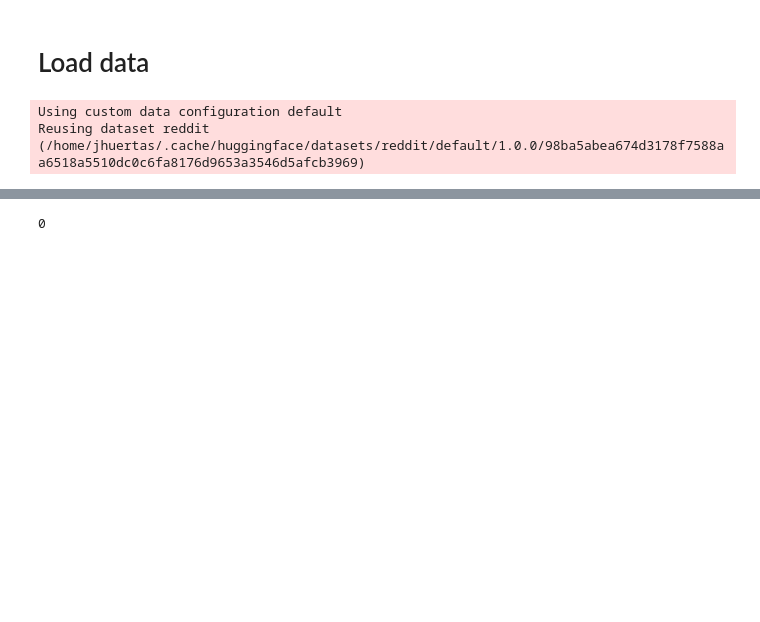
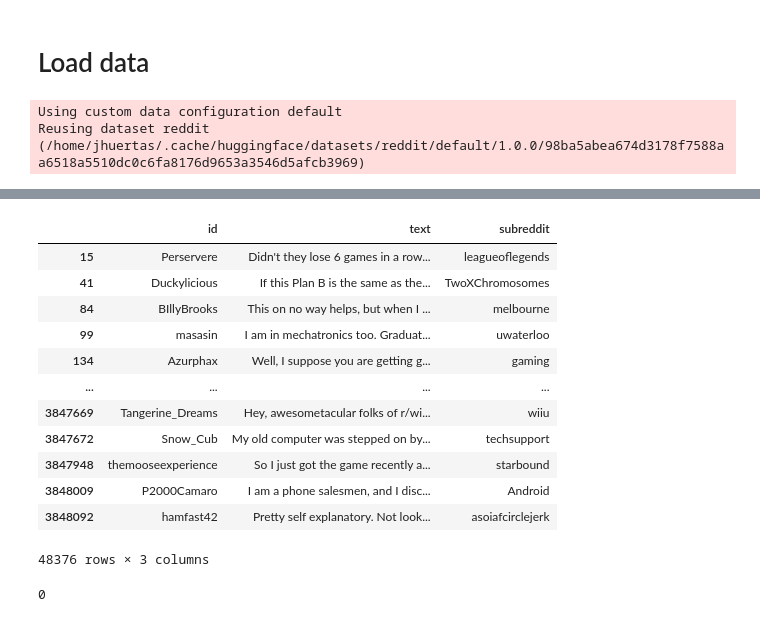
Before and after one commit to jahuerta92/authorship-embeddings, a Jupyter notebook: train_reddit.ipynb, the cells around one changed output, grey strips where cells are left out. Saved outputs shown, nothing was run; the diff lists cells and outputs as text; code cells hidden in the pictures; blank space fills up the shorter version.

```diff
--- a/train_reddit.ipynb
+++ b/train_reddit.ipynb
@@ -14,0 +53,22 @@ big_dataset = pd.DataFrame({'id': data['author'], 'text': data['body'], 'subredd
+# %%
+from multiprocessing import Pool
+from tqdm.notebook import tqdm
+from transformers import AutoTokenizer
+
+tokenizer = AutoTokenizer.from_pretrained('roberta-large')
+CHUNK_SIZE = 512
+
+def split_data(row):
+    eid, values = row
+    input_ids = tokenizer(values.text).input_ids
+    chunked = [input_ids[chunk: chunk + CHUNK_SIZE] for chunk in range(0, len(input_ids), CHUNK_SIZE)]
+    decoded_chunked = tokenizer.batch_decode(chunked)
+    return pd.DataFrame({'id': [values.id]*len(chunked),
+                         'decoded_text': decoded_chunked})
+
+with Pool(20) as p:
+    chunks = list(tqdm(p.imap_unordered(split_data, minimal_dataset.iterrows()),
+                       total=len(minimal_dataset)))
+
+
+reddit_chunked = pd.concat(chunks)
@@ -14,0 +96,4 @@ big_dataset = pd.DataFrame({'id': data['author'], 'text': data['body'], 'subredd
+# %%
+reddit_valid = reddit_chunked[reddit_chunked.decoded_text.apply(len) > 100].drop_duplicates(subset=["decoded_text"], keep=False)
+value_counts = reddit_valid.id.value_counts()
+value_counts
@@ -15,9 +113,29 @@ big_dataset = pd.DataFrame({'id': data['author'], 'text': data['body'], 'subredd
 # %%
-value_counts = big_dataset.id.value_counts()
-valid_authors = value_counts[value_counts > 2][1:].index.tolist()
-big_dataset_valid = big_dataset[big_dataset.id.isin(valid_authors)]
+N_AUTHORS = 16 - 1
+
+valid_authors = value_counts[value_counts > N_AUTHORS].index.tolist()
+big_dataset_valid = reddit_valid[reddit_valid.id.isin(valid_authors)]
 in_test = pd.Series(big_dataset_valid.id.unique()).sample(frac=.1).tolist()
 # %%
 big_dataset_train = big_dataset_valid[~big_dataset_valid.id.isin(in_test)]
-big_dataset_test = big_dataset_valid[big_dataset_valid.id.isin(in_test)]
+big_dataset_test = minimal_dataset[minimal_dataset.id.isin(in_test)].drop_duplicates(subset=["text"], keep=False)
+# %%
+test_value_counts = big_dataset_test.id.value_counts()
+valid_test = test_value_counts[test_value_counts > N_AUTHORS].index.tolist()
+big_dataset_test_v2 = big_dataset_test[big_dataset_test.id.isin(valid_test)]
+big_dataset_test_v2
+# %% [output]
+|  | id | text | subreddit |
+| 15 | Perservere | Didn't they lose 6 games in a row... | leagueoflegends |
+| 41 | Duckylicious | If this Plan B is the same as the... | TwoXChromosomes |
+| 84 | BIllyBrooks | This on no way helps, but when I ... | melbourne |
+| 99 | masasin | I am in mechatronics too. Graduat... | uwaterloo |
+| 134 | Azurphax | Well, I suppose you are getting g... | gaming |
+| ... | ... | ... | ... |
+| 3847669 | Tangerine_Dreams | Hey, awesometacular folks of r/wi... | wiiu |
+| 3847672 | Snow_Cub | My old computer was stepped on by... | techsupport |
+| 3847948 | themooseexperience | So I just got the game recently a... | starbound |
+| 3848009 | P2000Camaro | I am a phone salesmen, and I disc... | Android |
+| 3848092 | hamfast42 | Pretty self explanatory. Not look... | asoiafcirclejerk |
+48376 rows × 3 columns
 # %%
```
Also changed, not shown: parts of 22 cells of this notebook, 8 other files.
